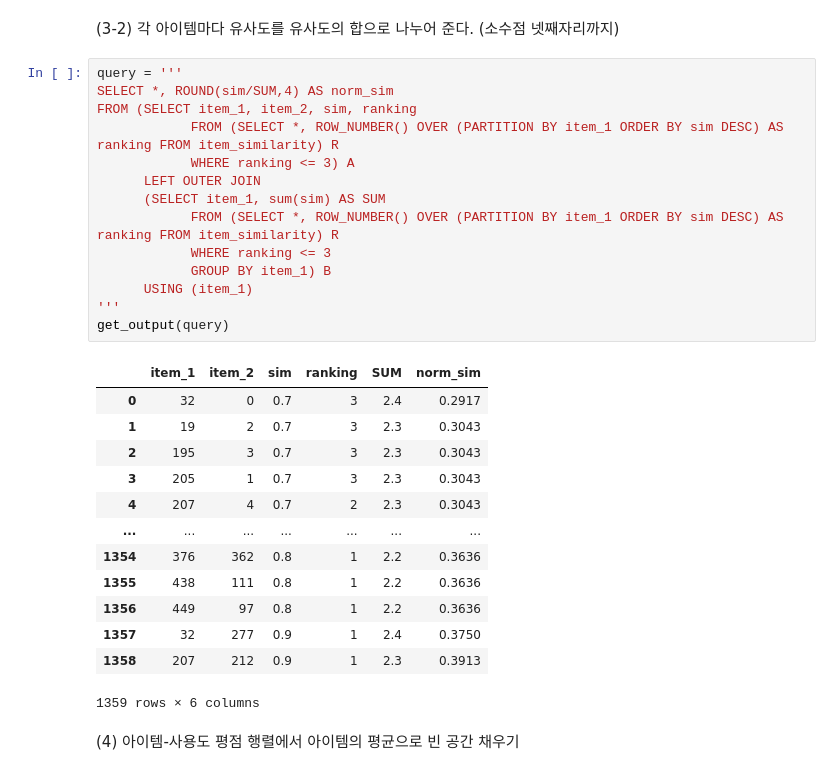
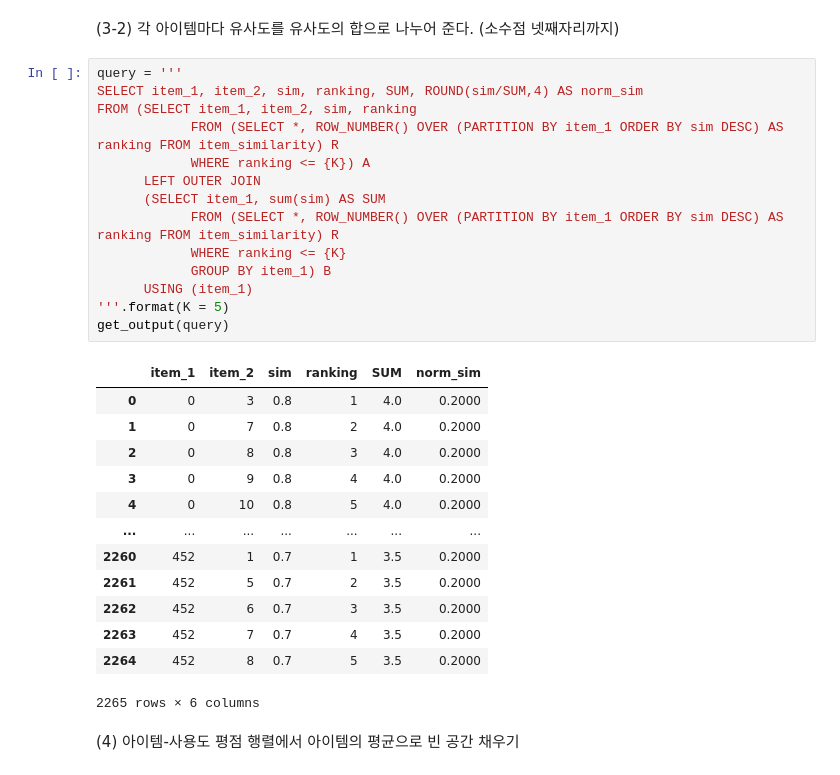
Before and after one commit to likeJoseph/helloworld, a Jupyter notebook: test.ipynb, the cells around one changed output. Drawn from its saved outputs; the diff is of its cells as text.

```diff
--- a/test.ipynb
+++ b/test.ipynb
@@ -205,31 +195,31 @@ get_output(query)
 (3-2) 각 아이템마다 유사도를 유사도의 합으로 나누어 준다. (소수점 넷째자리까지)
 # %%
 query = '''
-SELECT *, ROUND(sim/SUM,4) AS norm_sim
+SELECT item_1, item_2, sim, ranking, SUM, ROUND(sim/SUM,4) AS norm_sim
 FROM (SELECT item_1, item_2, sim, ranking
             FROM (SELECT *, ROW_NUMBER() OVER (PARTITION BY item_1 ORDER BY sim DESC) AS ranking FROM item_similarity) R
-            WHERE ranking <= 3) A
+            WHERE ranking <= {K}) A
       LEFT OUTER JOIN
       (SELECT item_1, sum(sim) AS SUM
             FROM (SELECT *, ROW_NUMBER() OVER (PARTITION BY item_1 ORDER BY sim DESC) AS ranking FROM item_similarity) R
-            WHERE ranking <= 3
+            WHERE ranking <= {K}
             GROUP BY item_1) B
       USING (item_1)
-'''
+'''.format(K = 5)
 get_output(query)
 # %% [output]
 |  | item_1 | item_2 | sim | ranking | SUM | norm_sim |
-| 0 | 32 | 0 | 0.7 | 3 | 2.4 | 0.2917 |
-| 1 | 19 | 2 | 0.7 | 3 | 2.3 | 0.3043 |
-| 2 | 195 | 3 | 0.7 | 3 | 2.3 | 0.3043 |
-| 3 | 205 | 1 | 0.7 | 3 | 2.3 | 0.3043 |
-| 4 | 207 | 4 | 0.7 | 2 | 2.3 | 0.3043 |
+| 0 | 0 | 3 | 0.8 | 1 | 4.0 | 0.2000 |
+| 1 | 0 | 7 | 0.8 | 2 | 4.0 | 0.2000 |
+| 2 | 0 | 8 | 0.8 | 3 | 4.0 | 0.2000 |
+| 3 | 0 | 9 | 0.8 | 4 | 4.0 | 0.2000 |
+| 4 | 0 | 10 | 0.8 | 5 | 4.0 | 0.2000 |
 | ... | ... | ... | ... | ... | ... | ... |
-| 1354 | 376 | 362 | 0.8 | 1 | 2.2 | 0.3636 |
-| 1355 | 438 | 111 | 0.8 | 1 | 2.2 | 0.3636 |
-| 1356 | 449 | 97 | 0.8 | 1 | 2.2 | 0.3636 |
-| 1357 | 32 | 277 | 0.9 | 1 | 2.4 | 0.3750 |
-| 1358 | 207 | 212 | 0.9 | 1 | 2.3 | 0.3913 |
+| 2260 | 452 | 1 | 0.7 | 1 | 3.5 | 0.2000 |
+| 2261 | 452 | 5 | 0.7 | 2 | 3.5 | 0.2000 |
+| 2262 | 452 | 6 | 0.7 | 3 | 3.5 | 0.2000 |
+| 2263 | 452 | 7 | 0.7 | 4 | 3.5 | 0.2000 |
+| 2264 | 452 | 8 | 0.7 | 5 | 3.5 | 0.2000 |
-1359 rows × 6 columns
+2265 rows × 6 columns
 # %% [markdown]
 (4) 아이템-사용도 평점 행렬에서 아이템의 평균으로 빈 공간 채우기
```
Also changed, not shown: parts of 14 cells of this notebook.
